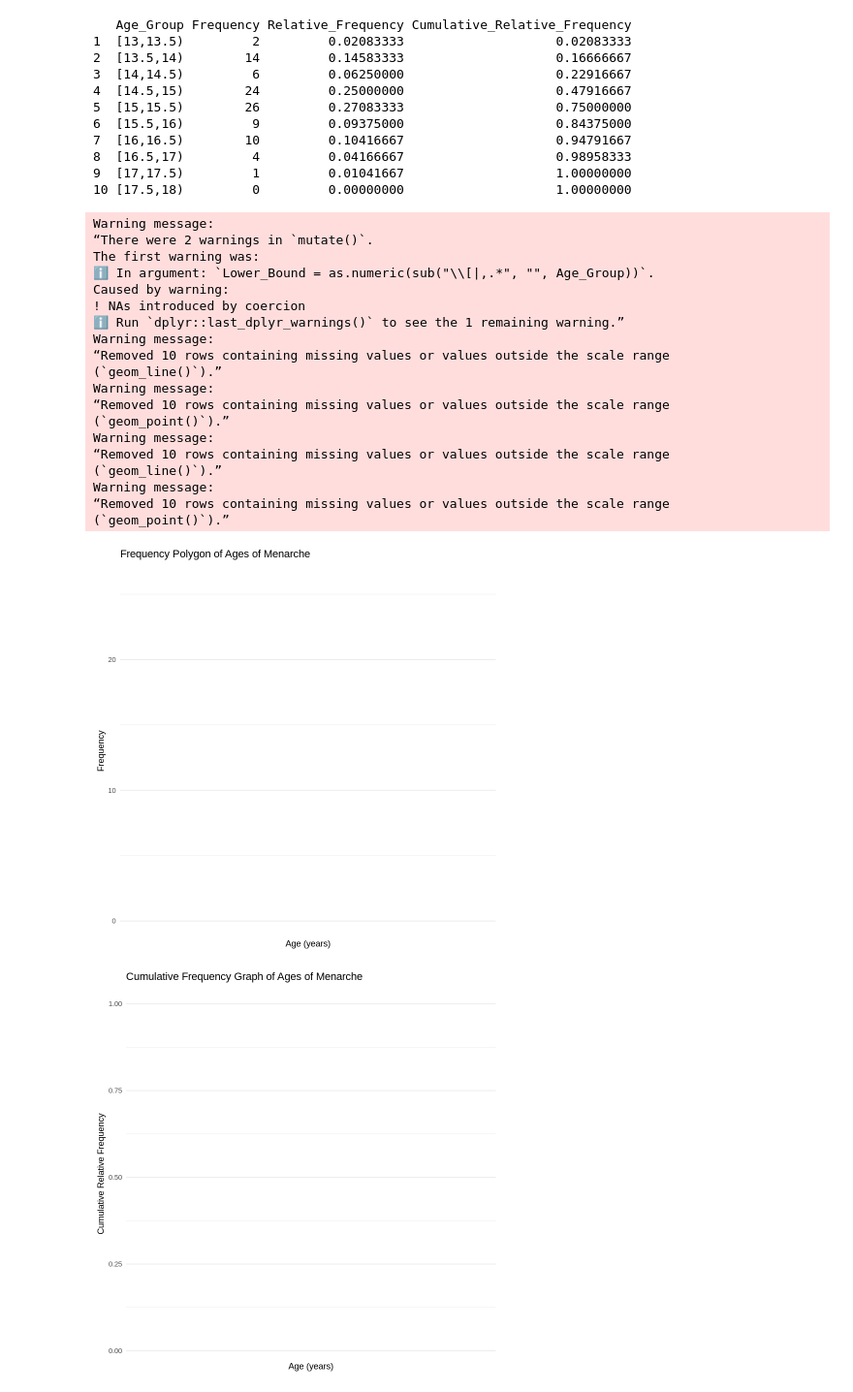
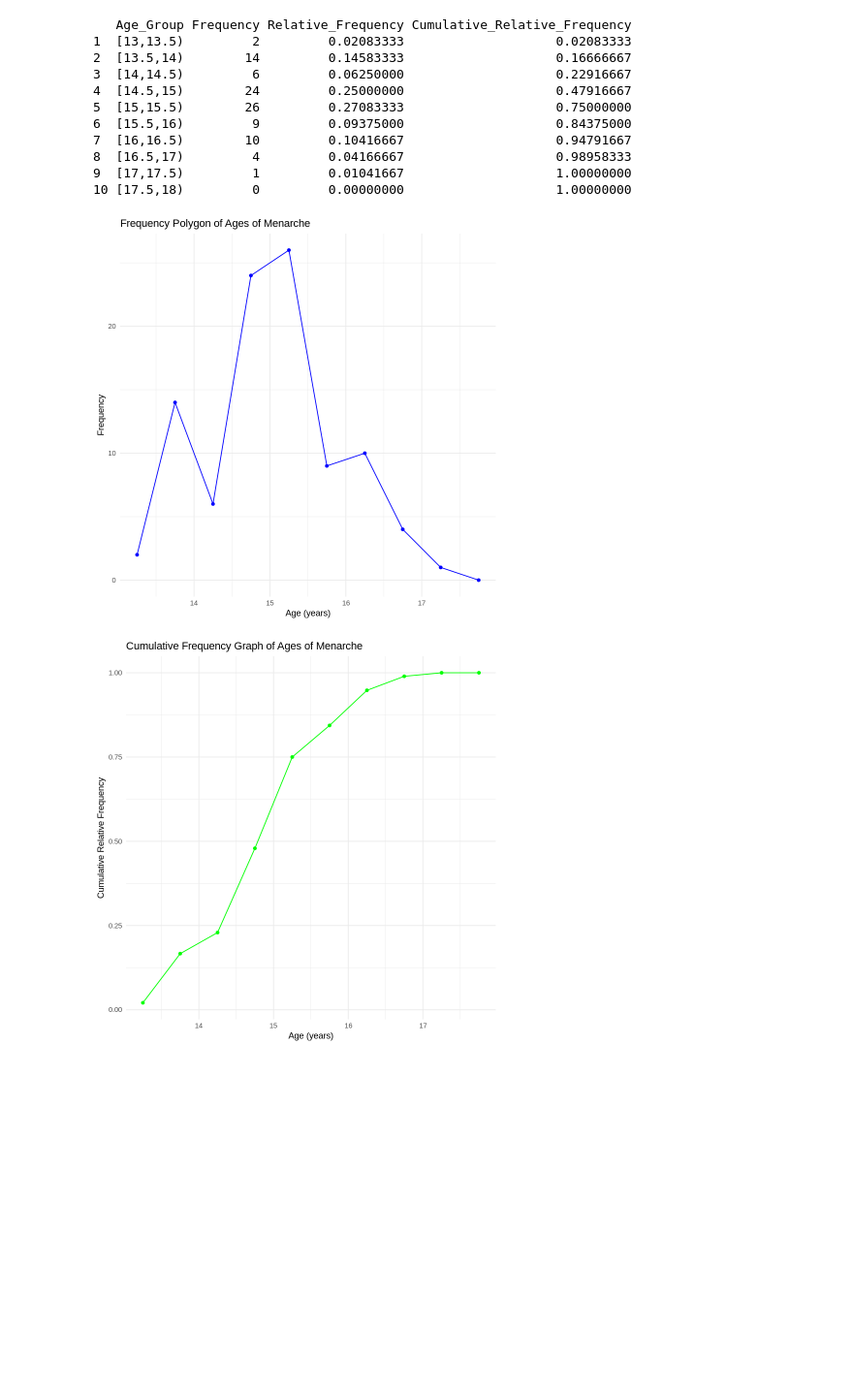
Before and after one commit to lukmanaj/biostats_practice, a Jupyter notebook: chapter_02.ipynb, the cells around one changed output. Shown at 97% size. Drawn from its saved outputs; the diff is of its cells as text; code cells hidden in the pictures; blank space fills up the shorter version.

```diff
--- a/chapter_02.ipynb
+++ b/chapter_02.ipynb
@@ -339,54 +339,34 @@ print(freq_table)
 10 [17.5,18)         0         0.00000000                    1.00000000
 # %%
 # Add midpoint for each bin
-freq_table <- freq_table |>
+freq_table <- freq_table %>%
   mutate(
-    Lower_Bound = as.numeric(sub("\\[|,.*", "", Age_Group)), # Extract lower bound
-    Upper_Bound = as.numeric(sub(".*,|\\)", "", Age_Group)), # Extract upper bound
-    Midpoint = (Lower_Bound + Upper_Bound) / 2 # Calculate midpoint
+    Lower_Bound = as.numeric(str_extract(Age_Group, "(?<=\\[)\\d+\\.?\\d*")),  # Extract lower bound
+    Upper_Bound = as.numeric(str_extract(Age_Group, "(?<=,)\\d+\\.?\\d*")),    # Extract upper bound
+    Midpoint = (Lower_Bound + Upper_Bound) / 2                                 # Calculate midpoint
   )
-
 # Frequency polygon
 freq_polygon <- ggplot(freq_table, aes(x = Midpoint, y = Frequency)) +
   geom_line(group = 1, color = "blue") +
   geom_point(color = "blue") +
   labs(title = "Frequency Polygon of Ages of Menarche",
        x = "Age (years)", y = "Frequency") +
   theme_minimal()
 
 # Cumulative frequency graph
 cum_freq_graph <- ggplot(freq_table, aes(x = Midpoint, y = Cumulative_Relative_Frequency)) +
   geom_line(group = 1, color = "green") +
   geom_point(color = "green") +
   labs(title = "Cumulative Frequency Graph of Ages of Menarche",
        x = "Age (years)", y = "Cumulative Relative Frequency") +
   theme_minimal()
 
 # Display the graphs
 print(freq_polygon)
 print(cum_freq_graph)
 # %% [output]
-Warning message:
-“There were 2 warnings in `mutate()`.
-The first warning was:
-ℹ In argument: `Lower_Bound = as.numeric(sub("\\[|,.*", "", Age_Group))`.
-Caused by warning:
-! NAs introduced by coercion
-ℹ Run `dplyr::last_dplyr_warnings()` to see the 1 remaining warning.”
-Warning message:
-“Removed 10 rows containing missing values or values outside the scale range
-(`geom_line()`).”
-Warning message:
-“Removed 10 rows containing missing values or values outside the scale range
-(`geom_point()`).”
-Warning message:
-“Removed 10 rows containing missing values or values outside the scale range
-(`geom_line()`).”
-Warning message:
-“Removed 10 rows containing missing values or values outside the scale range
-(`geom_point()`).”
-[figure, old version]
+[figure, new version]
-[figure, old version]
+[figure, new version]
 # %%
 # Find total cumulative relative frequency threshold for median and 95th percentile
 median_threshold <- 0.5
```
Also changed, not shown: parts of 1 cell of this notebook.
